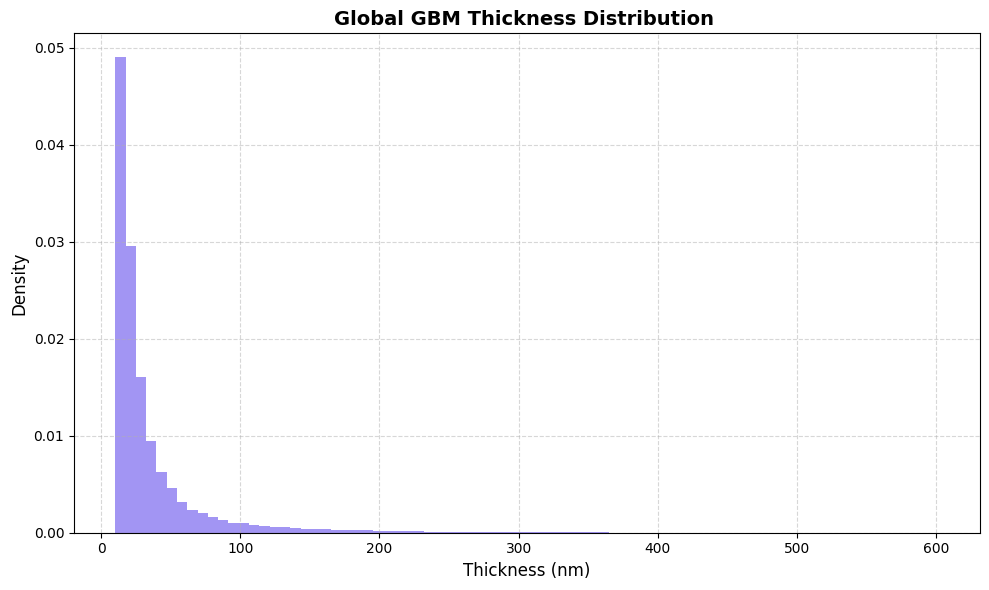
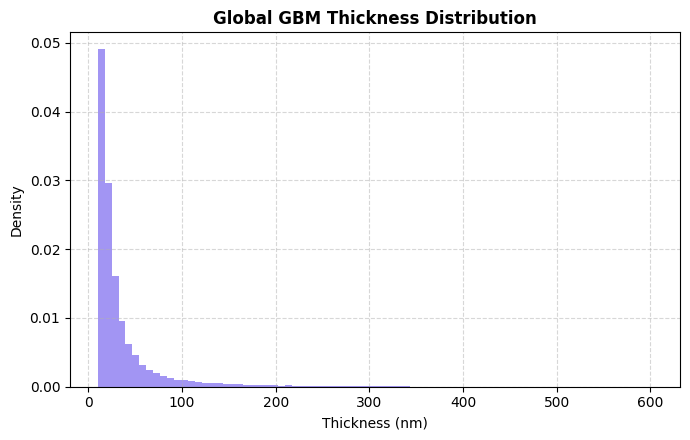
The notebook cell's code change between the first figure and the second:
--- before
+++ after
@@ -1,2 +1,3 @@
+# %%
 import os
 import glob
@@ -27,8 +28,11 @@
 # ==========================================
 def classify_thickness(mean_thickness):
-
-    if mean_thickness < 50.0:
+    """
+    Classifies mean GBM thickness based on biological standards (in nm).
+    Normal human GBM ranges ~250-400 nm; diabetes typically leads to thickening (>450 nm).
+    """
+    if mean_thickness < 200.0:
         return "Thin"
-    elif 50.0 <= mean_thickness <= 100.0:
+    elif 200.0 <= mean_thickness <= 450.0:
         return "Normal"
     else:
@@ -39,8 +43,8 @@
     filename = os.path.basename(image_path)
     
-    # Extract Patient ID and Glomerulus ID from filename
+    # Extract Patient ID and Glomerulus ID from filename (e.g., "01-24_1g_01.tif")
     parts = filename.split('_')
     patient_id = parts[0] if len(parts) > 0 else "Unknown"
-    glomerulus_id = parts[2].split('.')[0] if len(parts) > 2 else "Unknown"
+    glomerulus_id = parts[1] if len(parts) > 1 else "Unknown"  # Corrected index to 1
     
     # Load image as binary mask
@@ -130,12 +134,14 @@
     # 4. GLOBAL HISTOGRAM GENERATION
     # ==========================================
-    plt.figure(figsize=(10, 6))
+    # Adjusted figsize to display properly inside Spyder inline console
+    plt.figure(figsize=(7, 4.5))
     plt.hist(all_raw_thicknesses, bins=80, density=True, color='mediumslateblue', alpha=0.7, edgecolor='none')
     plt.grid(True, linestyle='--', alpha=0.5)
-    plt.title("Global GBM Thickness Distribution ", fontsize=14, fontweight='bold')
-    plt.xlabel("Thickness (nm)", fontsize=12)
-    plt.ylabel("Density", fontsize=12)
+    plt.title("Global GBM Thickness Distribution", fontsize=12, fontweight='bold')
+    plt.xlabel("Thickness (nm)", fontsize=10)
+    plt.ylabel("Density", fontsize=10)
     plt.tight_layout()
     
+    # Save high resolution figure separately
     plt.savefig(OUTPUT_PLOT, dpi=300)
     plt.show()

Commit: updated analysis